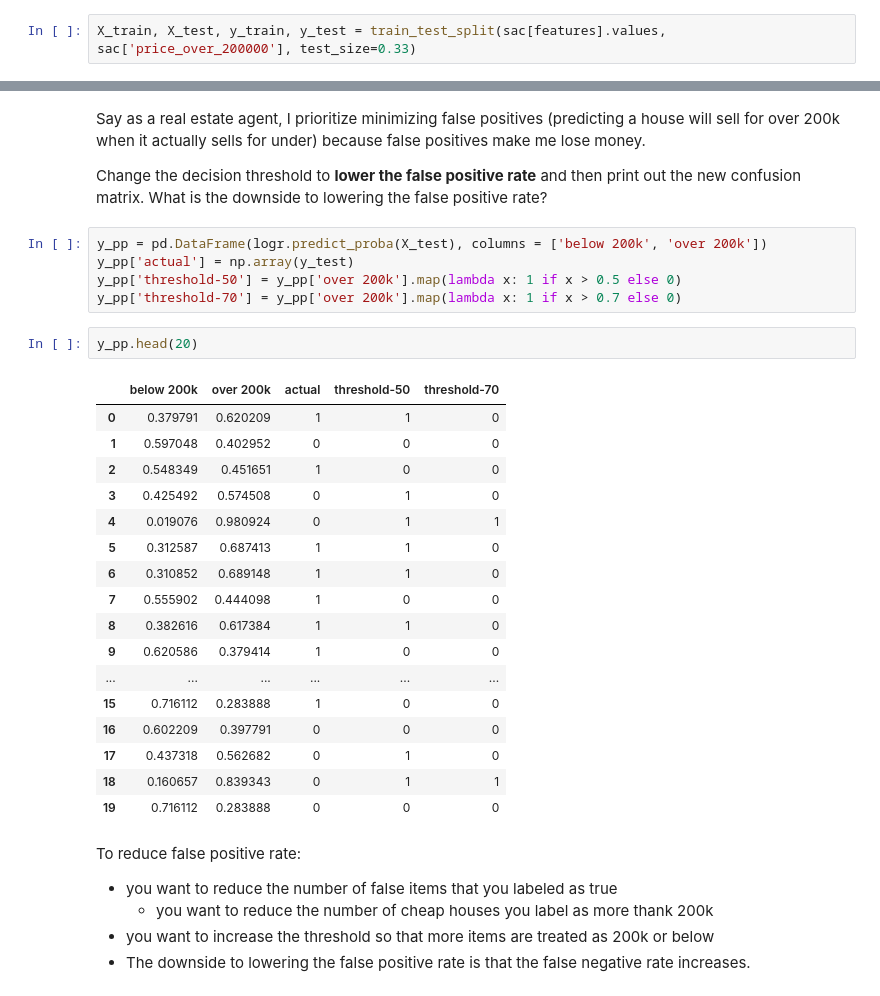
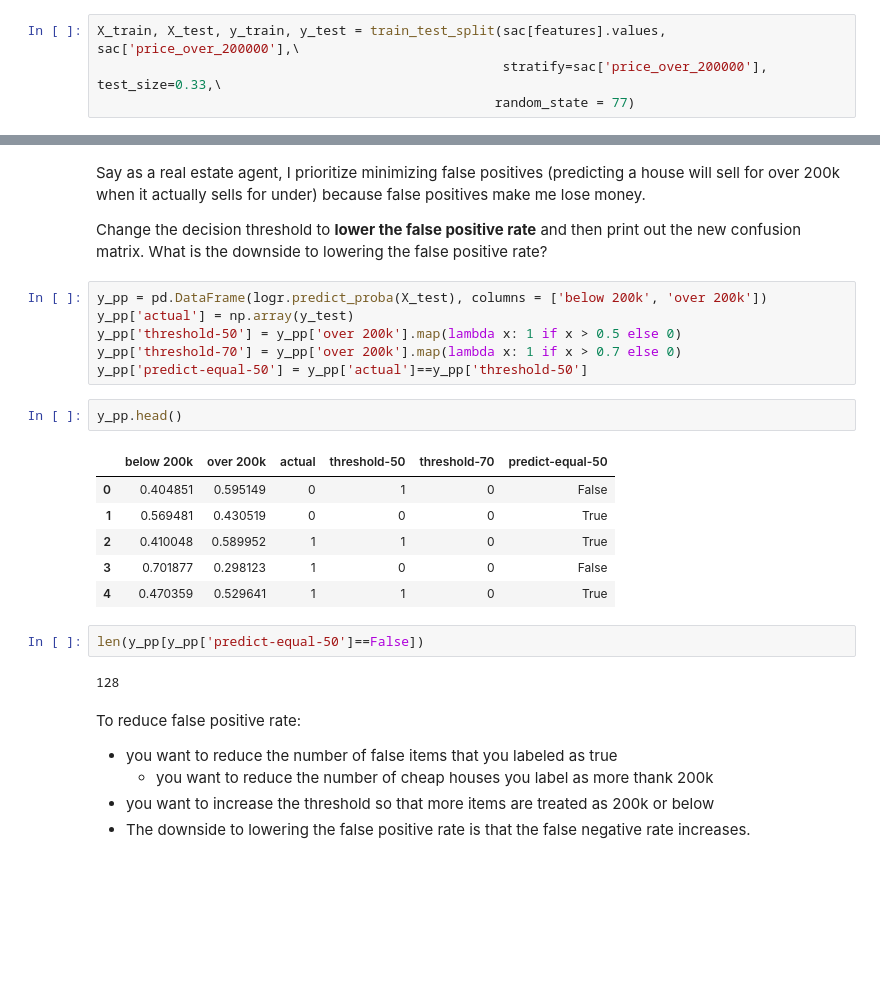
Before and after one commit to spockl/ga-dsi-1, a Jupyter notebook: curriculum/week-04/2.1-evaluating-model-fit/code/w4d2-evaluating-model-fit-AUC-sacramento-housing-starter-code-joce.ipynb, the cells around one changed output, grey strips where cells are left out. Cells and saved outputs as stored; diff of their text form; blank space fills up the shorter version.

```diff
--- a/curriculum/week-04/2.1-evaluating-model-fit/code/w4d2-evaluating-model-fit-AUC-sacramento-housing-starter-code-joce.ipynb
+++ b/curriculum/week-04/2.1-evaluating-model-fit/code/w4d2-evaluating-model-fit-AUC-sacramento-housing-starter-code-joce.ipynb
@@ -62,7 +62,9 @@ array(['street', 'city', 'zip', 'state', 'beds', 'baths', 'sq__ft', 'type',
 # %%
 features = ['beds', 'baths', 'sq__ft']
 # %%
-X_train, X_test, y_train, y_test = train_test_split(sac[features].values, sac['price_over_200000'], test_size=0.33)
+X_train, X_test, y_train, y_test = train_test_split(sac[features].values, sac['price_over_200000'],\
+                                                    stratify=sac['price_over_200000'], test_size=0.33,\
+                                                   random_state = 77)
 # %% [markdown]
 Fit a logistic regression on the training data.
 # %%
@@ -137,26 +139,20 @@ y_pp = pd.DataFrame(logr.predict_proba(X_test), columns = ['below 200k', 'over 2
 y_pp['actual'] = np.array(y_test)
 y_pp['threshold-50'] = y_pp['over 200k'].map(lambda x: 1 if x > 0.5 else 0)
 y_pp['threshold-70'] = y_pp['over 200k'].map(lambda x: 1 if x > 0.7 else 0)
+y_pp['predict-equal-50'] = y_pp['actual']==y_pp['threshold-50']
 # %%
-y_pp.head(20)
+y_pp.head()
 # %% [output]
-|  | below 200k | over 200k | actual | threshold-50 | threshold-70 |
-| 0 | 0.379791 | 0.620209 | 1 | 1 | 0 |
-| 1 | 0.597048 | 0.402952 | 0 | 0 | 0 |
-| 2 | 0.548349 | 0.451651 | 1 | 0 | 0 |
-| 3 | 0.425492 | 0.574508 | 0 | 1 | 0 |
-| 4 | 0.019076 | 0.980924 | 0 | 1 | 1 |
-| 5 | 0.312587 | 0.687413 | 1 | 1 | 0 |
-| 6 | 0.310852 | 0.689148 | 1 | 1 | 0 |
-| 7 | 0.555902 | 0.444098 | 1 | 0 | 0 |
-| 8 | 0.382616 | 0.617384 | 1 | 1 | 0 |
-| 9 | 0.620586 | 0.379414 | 1 | 0 | 0 |
-| ... | ... | ... | ... | ... | ... |
-| 15 | 0.716112 | 0.283888 | 1 | 0 | 0 |
-| 16 | 0.602209 | 0.397791 | 0 | 0 | 0 |
-| 17 | 0.437318 | 0.562682 | 0 | 1 | 0 |
-| 18 | 0.160657 | 0.839343 | 0 | 1 | 1 |
-| 19 | 0.716112 | 0.283888 | 0 | 0 | 0 |
+|  | below 200k | over 200k | actual | threshold-50 | threshold-70 | predict-equal-50 |
+| 0 | 0.404851 | 0.595149 | 0 | 1 | 0 | False |
+| 1 | 0.569481 | 0.430519 | 0 | 0 | 0 | True |
+| 2 | 0.410048 | 0.589952 | 1 | 1 | 0 | True |
+| 3 | 0.701877 | 0.298123 | 1 | 0 | 0 | False |
+| 4 | 0.470359 | 0.529641 | 1 | 1 | 0 | True |
+# %%
+len(y_pp[y_pp['predict-equal-50']==False])
+# %% [output]
+128
 # %% [markdown]
 To reduce false positive rate:
 
```
Also changed, not shown: parts of 6 cells of this notebook, 1 other file.
